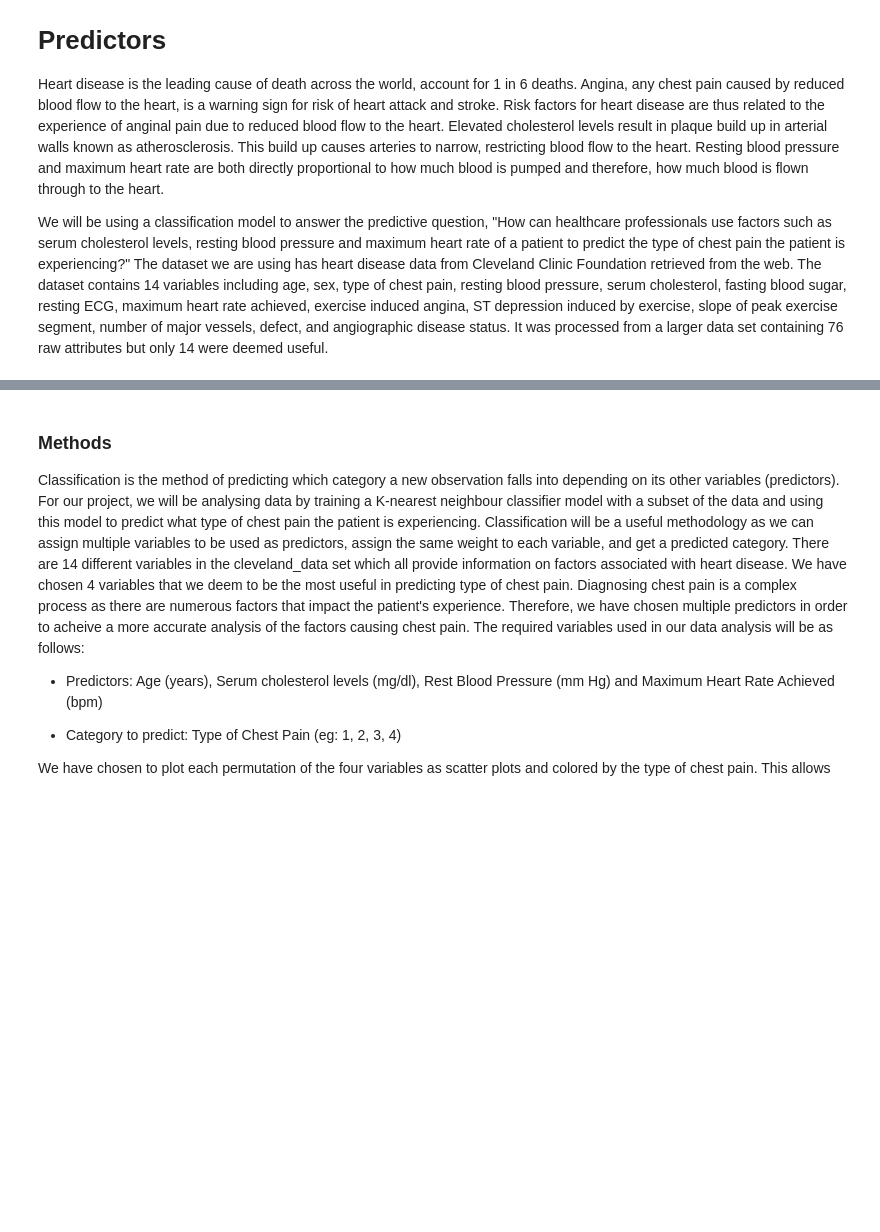
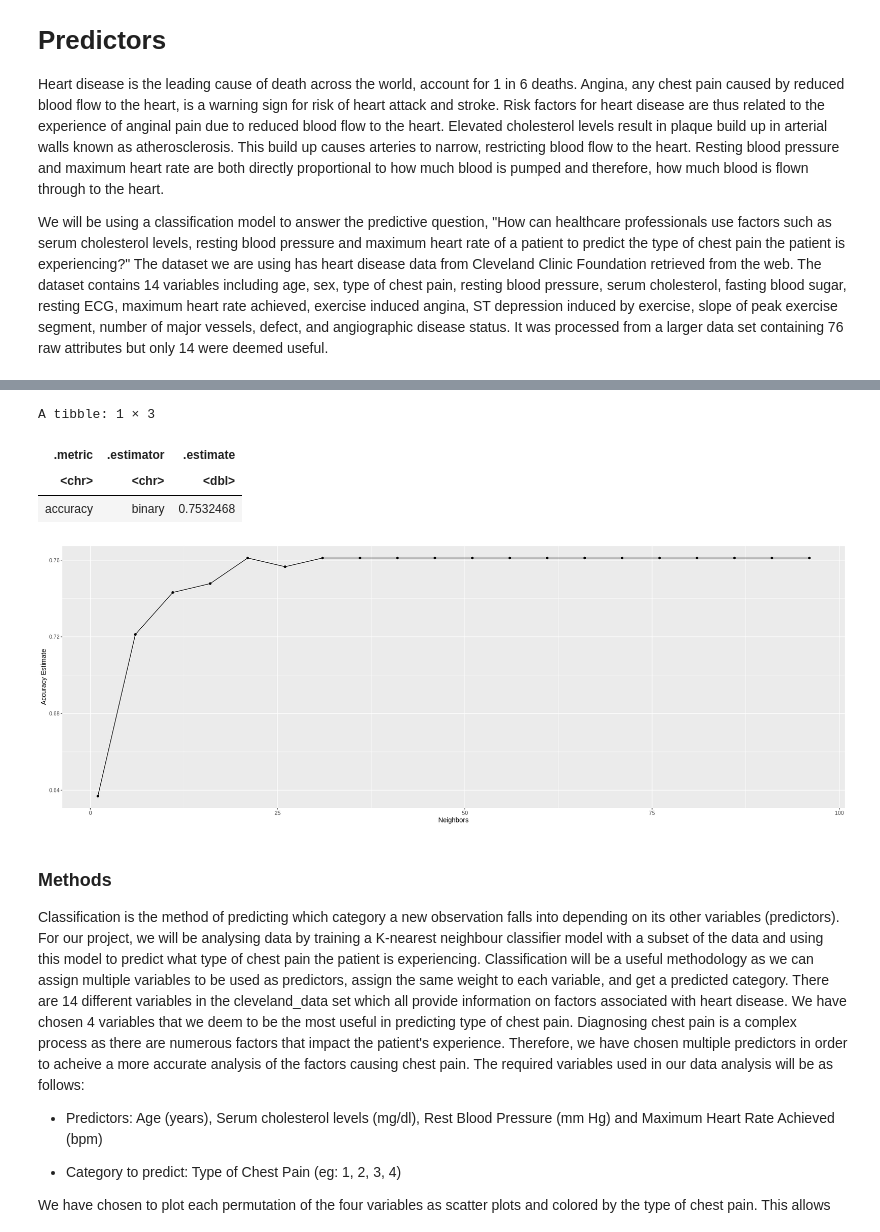
Before and after one commit to jordan28grant/datascience_007, a Jupyter notebook: data/proposal.ipynb, the cells around one changed output, grey strips where cells are left out. Cells and saved outputs as stored; diff of their text form; code cells hidden in the pictures; blank space fills up the shorter version.

```diff
--- a/data/proposal.ipynb
+++ b/data/proposal.ipynb
@@ -175,0 +164,58 @@ bp_hr
+# %%
+#Split up the data for cross validation
+chest_pain_vfold <- vfold_cv(cleveland_train, v = 5, strata = Chest_Pain)
+
+#Create a recipe
+chest_pain_recipe <- recipe(Chest_Pain ~ Cholesterol + Rest_BP + Age + Max_HR ,
+                        data = cleveland_train) |>
+  step_scale(all_predictors()) |>
+  step_center(all_predictors())
+
+#create model specification
+knn_spec <- nearest_neighbor(weight_func = "rectangular",
+                             neighbors = tune()) |>
+  set_engine("kknn") |>
+  set_mode("classification")
+
+#create the k values
+k_vals <- tibble(neighbors = seq(from = 1, to = 100, by = 5))
+
+#Add the recipe and model to the workflow
+knn_results <- workflow() |>
+  add_recipe(chest_pain_recipe) |>
+  add_model(knn_spec) |>
+  tune_grid(resamples = chest_pain_vfold, grid = k_vals) |>
+  collect_metrics()
+
+accuracies <- knn_results |>
+  filter(.metric == "accuracy")
+
+#Pick the k value that is suitable by plotting the accuracy vsk
+accuracy_vs_k <- ggplot(accuracies, aes(x = neighbors, y = mean)) +
+  geom_point() +
+  geom_line() +
+  labs(x = "Neighbors", y = "Accuracy Estimate") +
+  theme(text = element_text(size = 12))
+accuracy_vs_k
+
+#Make a new model specification for the best parameter value
+knn_spec <- nearest_neighbor(weight_func = "rectangular", neighbors = 31) |>
+  set_engine("kknn") |>
+  set_mode("classification")
+
+#retrain the classifier using the train function
+knn_fit <- workflow() |>
+  add_recipe(chest_pain_recipe) |>
+  add_model(knn_spec) |>
+  fit(data = cleveland_train)
+
+knn_fit
+#Evaluate the estimated accuracy of the classifier
+chest_pain_test_predictions <- predict(knn_fit, cleveland_test) |>
+  bind_cols(cleveland_test)
+
+#Find the accuracy
+chest_pain_test_predictions |>
+  metrics(truth = Chest_Pain, estimate = .pred_class) |>
+  filter(.metric == "accuracy")
+# %% [output]
@@ -176,3 +241,8 @@ bp_hr
+A tibble: 1 × 3
+| .metric | .estimator | .estimate |
+| <chr> | <chr> | <dbl> |
+| accuracy | binary | 0.7532468 |
+[figure, added]
 # %% [markdown]
 ### Methods
 
```
Also changed, not shown: parts of 12 cells of this notebook.
